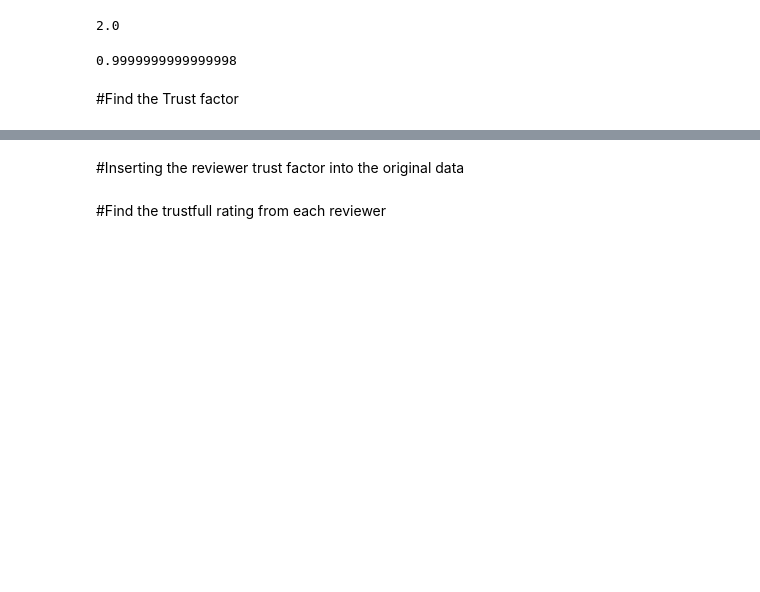
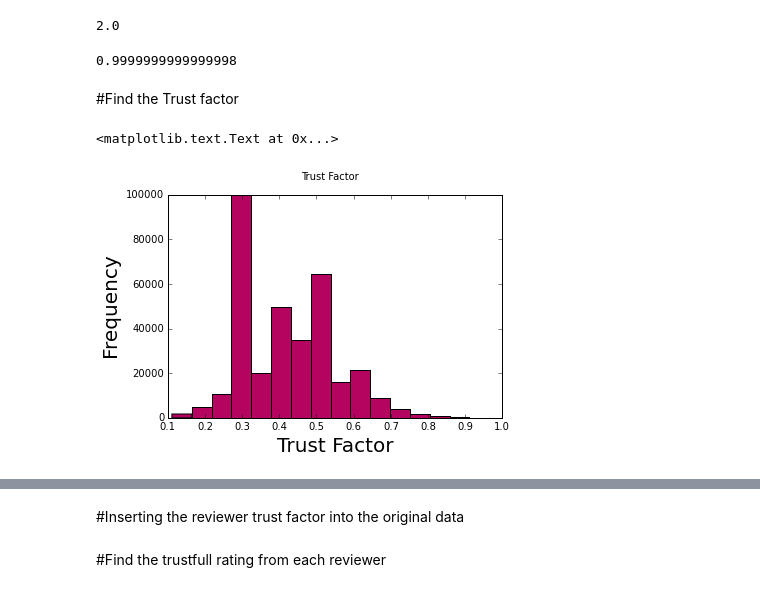
Before and after one commit to AshkanBalouchi/Data_Incubator_Challenge_Project_2016, a Jupyter notebook: Presentation.ipynb, the cells around one changed output, grey strips where cells are left out. Saved outputs shown, nothing was run; the diff lists cells and outputs as text; code cells hidden in the pictures; blank space fills up the shorter version.

```diff
--- a/Presentation.ipynb
+++ b/Presentation.ipynb
@@ -156,5 +180,13 @@ people_rate['weight_uniformness'].max()
 # %%
 people_rate['trust_factor']=(people_rate['Reviewer_Mean_Helpful']+people_rate['weight_count']+people_rate['weight_mean']
                              +people_rate['weight_var_product']+people_rate['weight_uniformness'])/5.
+# %%
+plot=plt.hist(people_rate['trust_factor'],color='#B4045F',bins=16)
+plt.xlabel(r'Trust Factor',fontsize=20)
+plt.ylabel(r'Frequency',fontsize=20)
+plt.suptitle('Trust Factor',fontsize=10)
+# %% [output]
+<matplotlib.text.Text at 0x...>
+[figure, added]
 # %%
 people_rate['trust_factor'].show()
```
Also changed, not shown: parts of 18 cells of this notebook, 1 other file.
